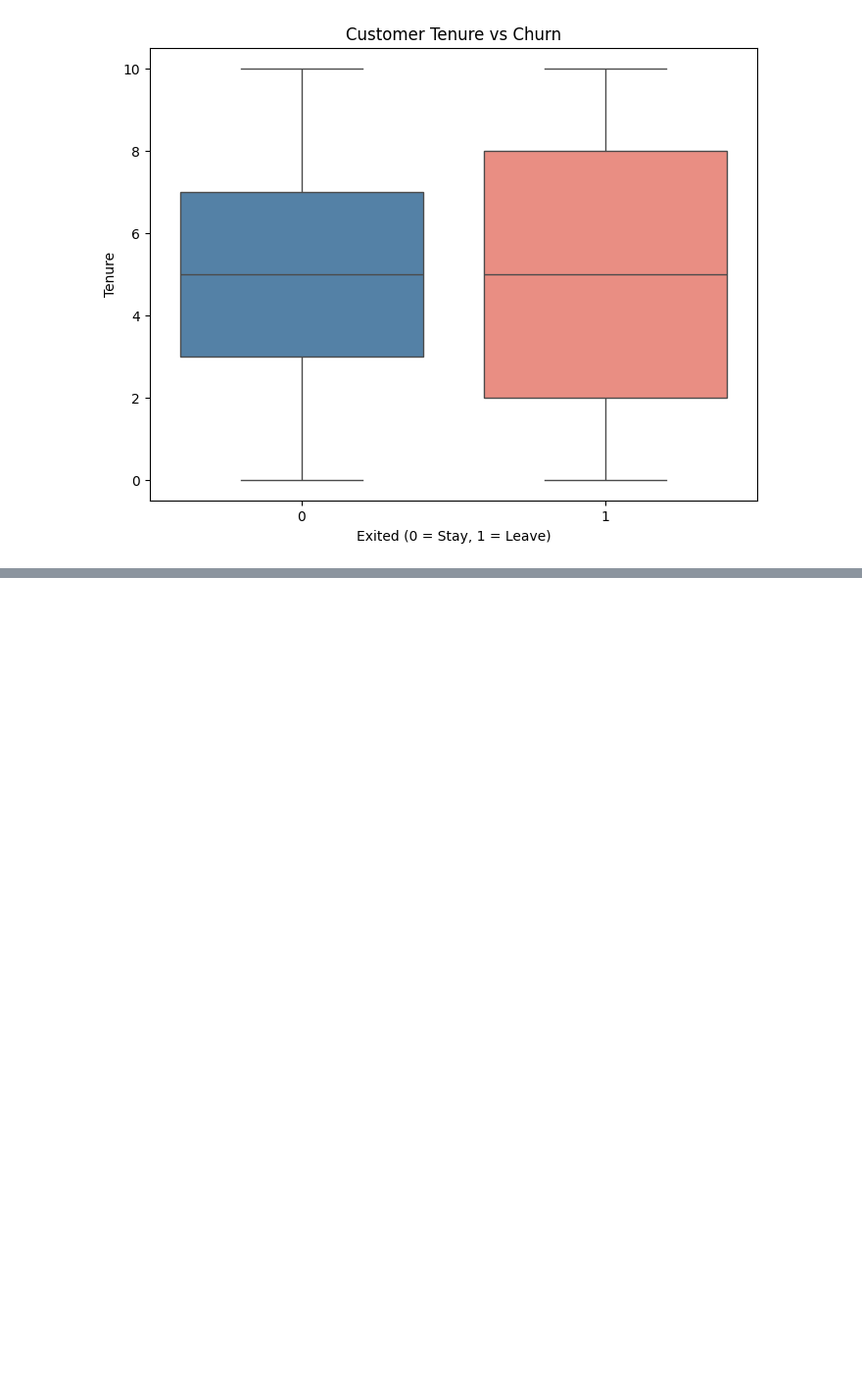
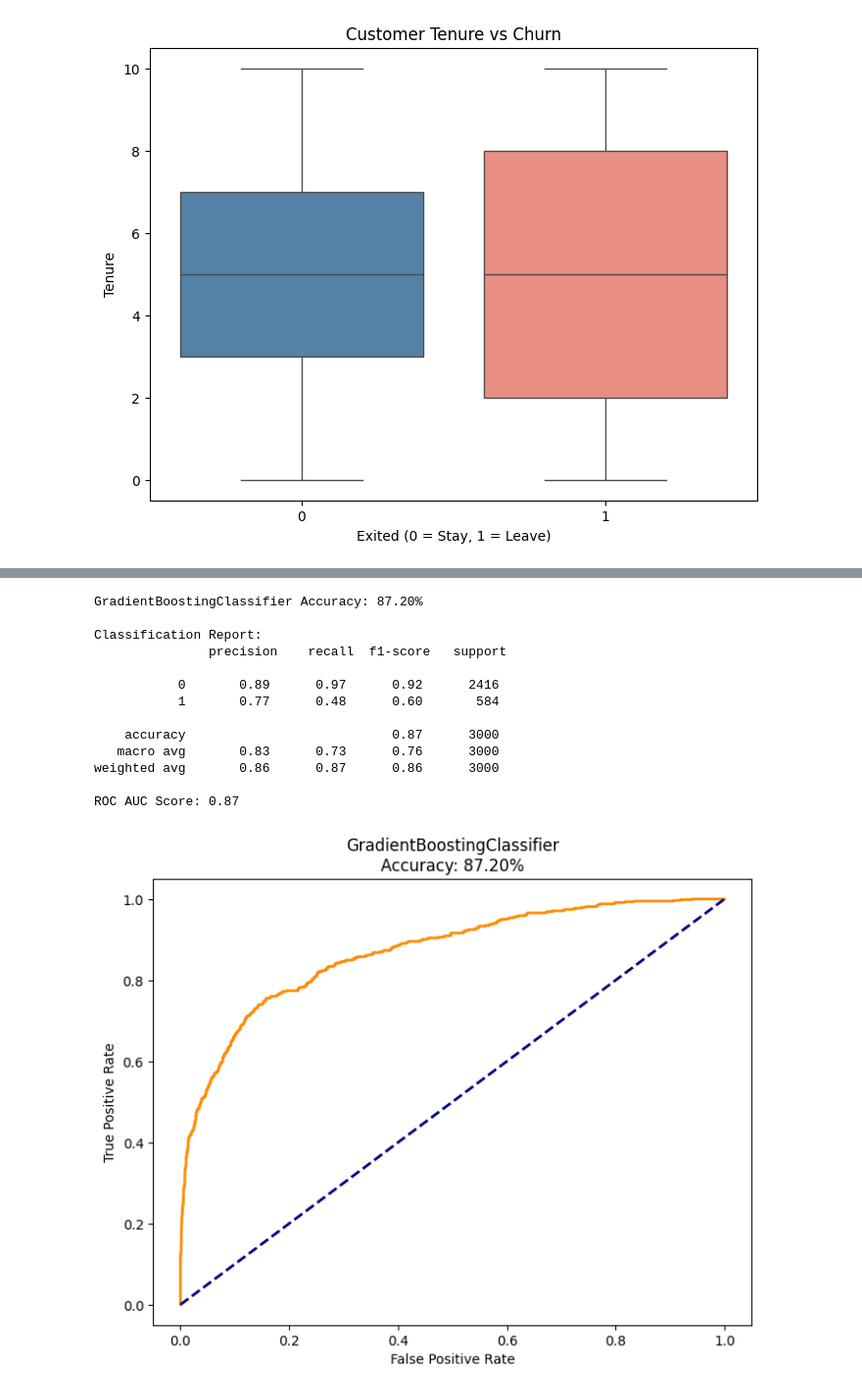
Before and after one commit to timoajayi/capstone-customer-churn-prediction, a Jupyter notebook: Customer_churn_prediction.ipynb, the cells around one changed output, grey strips where cells are left out. Shown at 98% size. Saved outputs shown, nothing was run; the diff lists cells and outputs as text; code cells hidden in the pictures; blank space fills up the shorter version.

```diff
--- a/Customer_churn_prediction.ipynb
+++ b/Customer_churn_prediction.ipynb
@@ -213,0 +476,36 @@ plt.show()
+# %%
+# Fourth Model: GradientBoostingClassifier
+gb_clf = GradientBoostingClassifier()
+gb_clf.fit(X_train, y_train)
+y_pred = gb_clf.predict(X_test)
+gbaccuracy = accuracy_score(y_test, y_pred)
+print("GradientBoostingClassifier Accuracy: {:.2f}%".format(gbaccuracy * 100))
+print("\nClassification Report:\n", classification_report(y_test, y_pred))
+print("ROC AUC Score: {:.2f}".format(roc_auc_score(y_test, gb_clf.predict_proba(X_test)[:, 1])))
+
+# visualization
+y_prob = gb_clf.predict_proba(X_test)[:, 1]
+fpr, tpr, thresholds = roc_curve(y_test, y_prob)
+
+plt.figure(figsize=(8, 6))
+plt.plot(fpr, tpr, color='darkorange', lw=2)
+plt.plot([0, 1], [0, 1], color='navy', lw=2, linestyle='--')
+plt.xlabel('False Positive Rate')
+plt.ylabel('True Positive Rate')
+plt.title('GradientBoostingClassifier\nAccuracy: {:.2f}%'.format(gbaccuracy * 100))
+plt.show()
+# %% [output]
+GradientBoostingClassifier Accuracy: 87.20%
+
+Classification Report:
+               precision    recall  f1-score   support
+
+           0       0.89      0.97      0.92      2416
+           1       0.77      0.48      0.60       584
+
+    accuracy                           0.87      3000
+   macro avg       0.83      0.73      0.76      3000
+weighted avg       0.86      0.87      0.86      3000
+
+ROC AUC Score: 0.87
+[figure, added]
```
Also changed, not shown: parts of 25 cells of this notebook, 3 other files.
